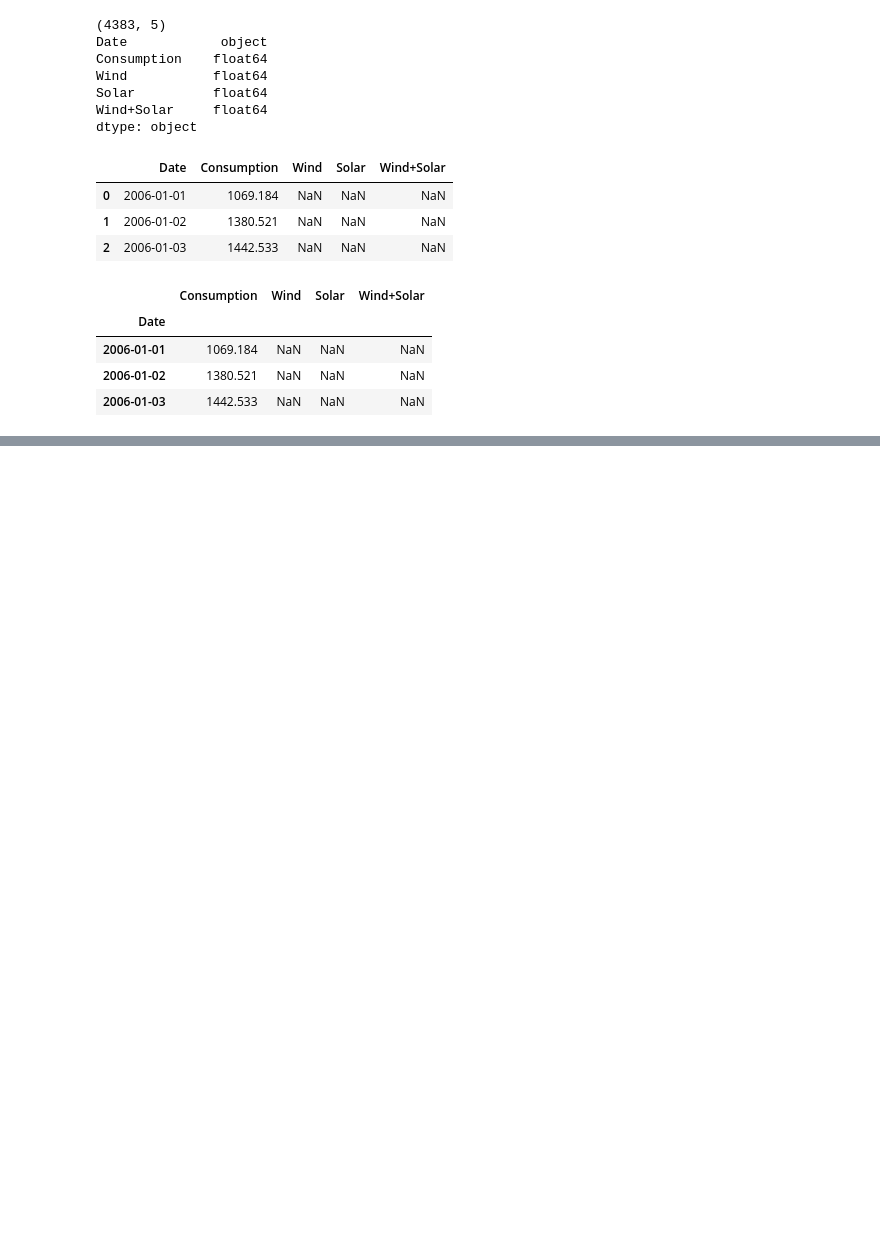
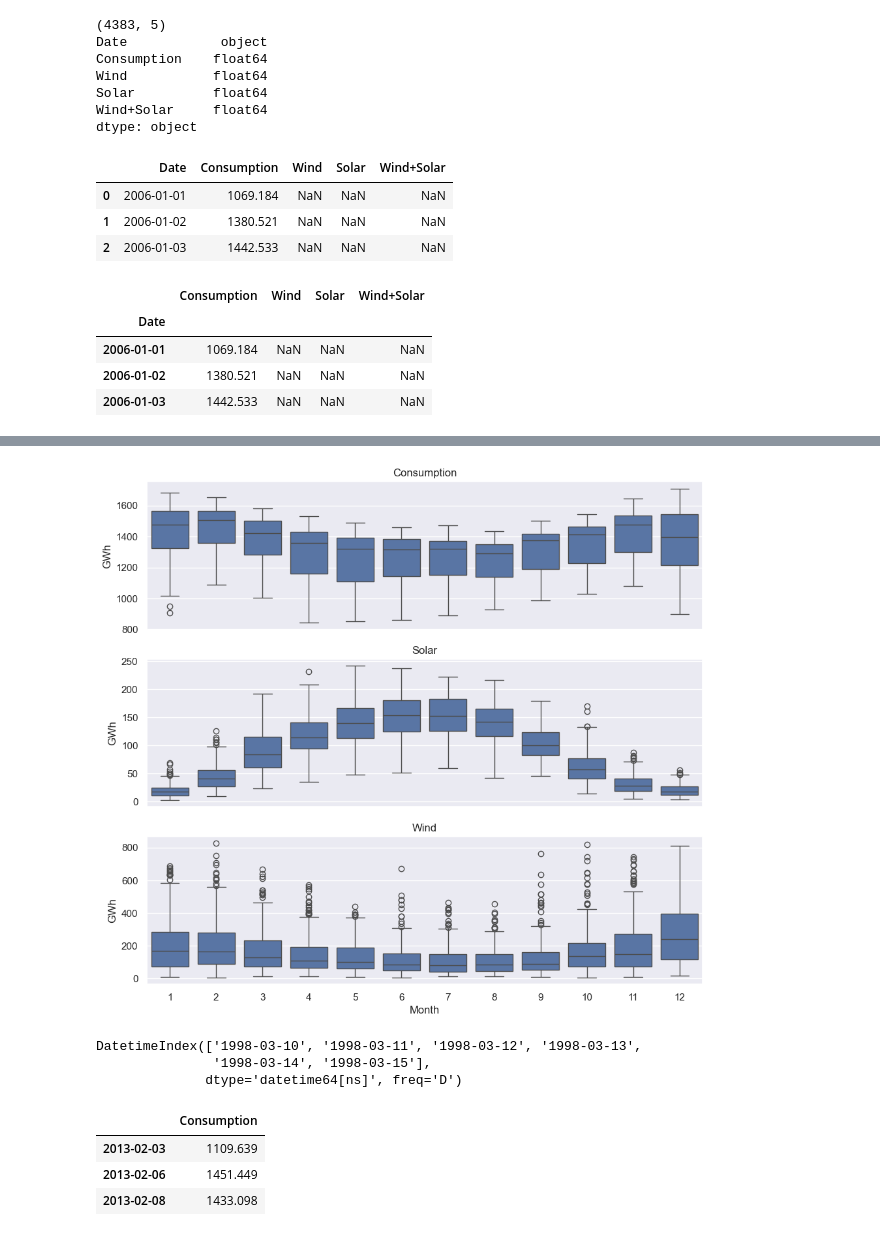
Before and after one commit to dinhgia2106/AIOExercises, a Jupyter notebook: Module 3/Week 1/DA_with_TS.ipynb, the cells around one changed output, grey strips where cells are left out. Saved outputs shown, nothing was run; the diff lists cells and outputs as text; code cells hidden in the pictures; blank space fills up the shorter version.

```diff
--- a/Module 3/Week 1/DA_with_TS.ipynb
+++ b/Module 3/Week 1/DA_with_TS.ipynb
@@ -36,0 +86,31 @@ opsd_daily['Month'] = opsd_daily.index.month
+# %%
+fig, axes = plt.subplots(3, 1, figsize=(11, 10), sharex=True)
+for name, ax in zip(['Consumption', 'Solar', 'Wind'], axes):
+    sns.boxplot(data=opsd_daily, x='Month', y=name, ax=ax)
+    ax.set_ylabel('GWh')
+    ax.set_title(name)
+    # Remove the automatic x-axis label from all but the bottom subplot
+    if ax != axes[-1]:
+        ax.set_xlabel('')
+# %% [output]
+[figure, added]
+# %%
+pd.date_range('1998-03-10', '1998-03-15', freq='D')
+# %% [output]
+DatetimeIndex(['1998-03-10', '1998-03-11', '1998-03-12', '1998-03-13',
+               '1998-03-14', '1998-03-15'],
+              dtype='datetime64[ns]', freq='D')
+# %%
+# To select an arbitrary sequence of date/time values from a pandas time series,
+# we need to use a DatetimeIndex, rather than simply a list of date/time strings
+times_sample = pd.to_datetime(['2013-02-03', '2013-02-06', '2013-02-08'])
+
+# Select the specified dates and just the 'Consumption' column
+consum_sample = opsd_daily.loc[times_sample, ['Consumption']].copy()
+
+consum_sample
+# %% [output]
+|  | Consumption |
+| 2013-02-03 | 1109.639 |
+| 2013-02-06 | 1451.449 |
+| 2013-02-08 | 1433.098 |
```
Also changed, not shown: parts of 14 cells of this notebook, 8 other files.
